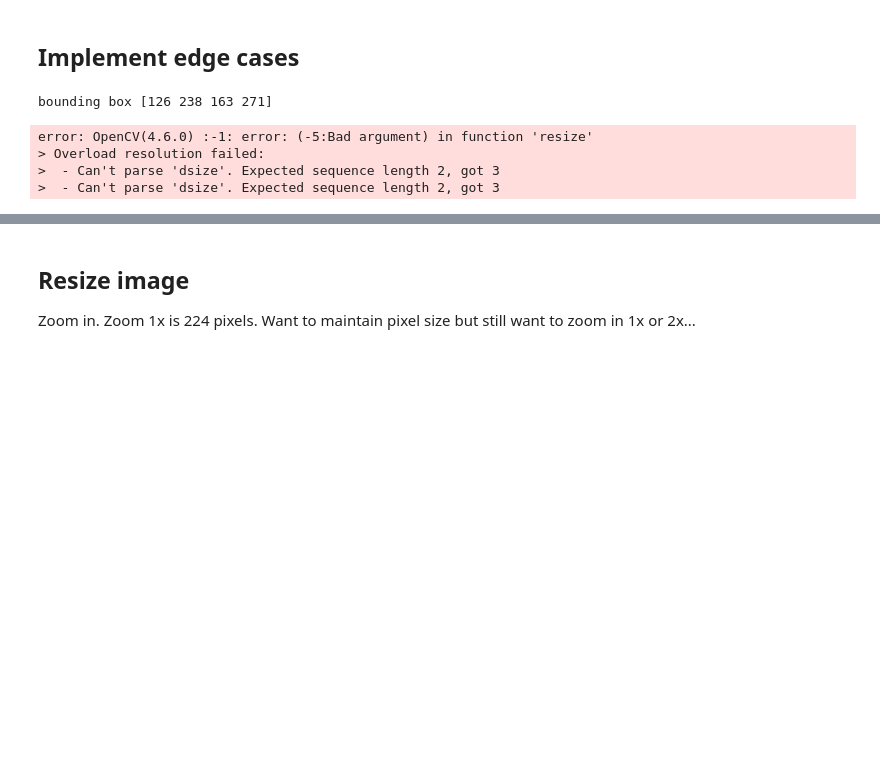
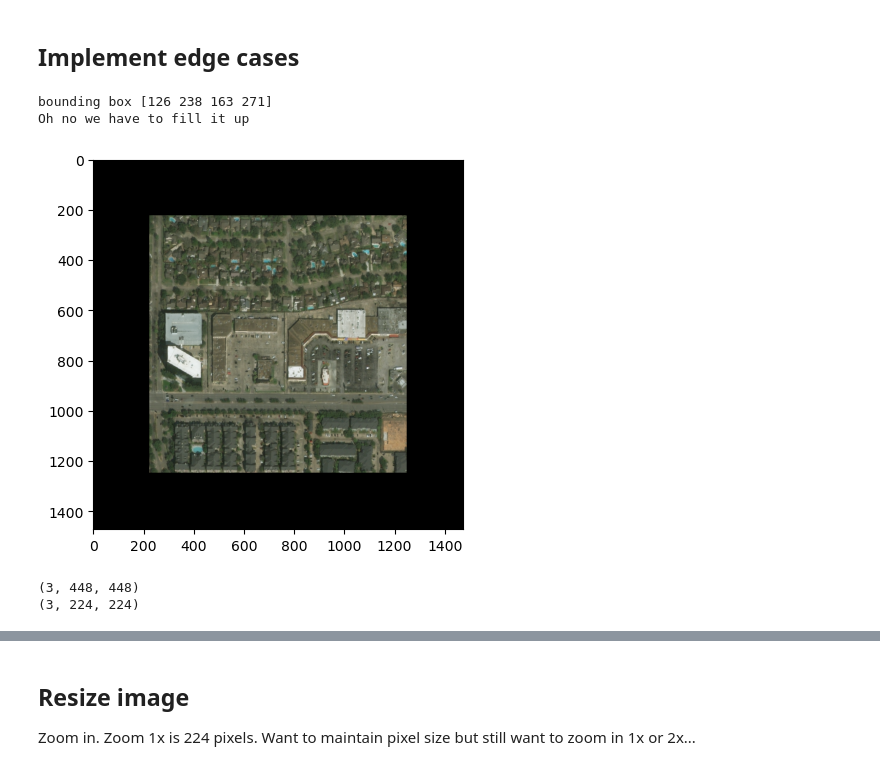
Before and after one commit to ai4er-cdt/hurricane-harm-herald, a Jupyter notebook: notebooks/crop_images.ipynb, the cells around one changed output, grey strips where cells are left out. Cells and saved outputs as stored; diff of their text form; code cells hidden in the pictures; blank space fills up the shorter version.

Commit message:
added image resize

```diff
--- a/notebooks/crop_images.ipynb
+++ b/notebooks/crop_images.ipynb
@@ -114,6 +72,19 @@ def polygon_mask(img, polygon, im_size):
     poly_coords = [extract_coords(polygon.exterior.coords)]
     image_mask = cv2.fillPoly(empty_mask, poly_coords, 1)
     return image_mask
+
+def extract_coords (row):
+    return np.array(row).astype(np.int32)
+
+
+def polygon_mask(img, polygon, im_size):
+    img = img.read()
+    image_size = (im_size, im_size)
+
+    empty_mask = np.zeros(image_size, np.uint8)
+    poly_coords = [extract_coords(polygon.exterior.coords)]
+    image_mask = cv2.fillPoly(empty_mask, poly_coords, 1)
+    return image_mask
 # %%
 def mask_to_bb(Y):
     nx, ny = np.nonzero(Y)
@@ -246,7 +183,7 @@ def image_resize(roi, crop_size, pixel_num):
 def crop_images(img, polygon_df, crop_size, pixel_num, im_size):
     polygon_grid = polygon_mask(img, polygon_df, im_size)
     bounding_box = mask_to_bb(polygon_grid)
-    x_size, y_size = crop_size, crop_size
+   # x_size, y_size = crop_size, crop_size
 
     # extract bounding box information
     x1 = int(bounding_box[1])
@@ -255,9 +192,9 @@ def crop_images(img, polygon_df, crop_size, pixel_num, im_size):
     y2 = int(bounding_box[2])
     print("bounding box",bounding_box)
     x_min = 0
-    x_max = img.width - x_size
+    x_max = img.width - crop_size
     y_min = 0
-    y_max = img.width - y_size
+    y_max = img.width - crop_size
 
     # find out if house is on the edge and potentially cut off
     # we will not be using incomplete houses
@@ -265,7 +202,7 @@ def crop_images(img, polygon_df, crop_size, pixel_num, im_size):
         print("House is cut off, so will not be included")
         return
 
-    if (y2-y1) > y_size or (x2-x1) > x_size:
+    if (y2-y1) > crop_size or (x2-x1) > crop_size:
         # give it an empty array
         print("House is larger than the box!")
         return
@@ -301,15 +238,24 @@ def crop_images(img, polygon_df, crop_size, pixel_num, im_size):
         image_array = img.read()
         roi = image_array[:, (y_offset-size_limit) : (y_offset+size_limit), (x_offset-size_limit):(x_offset+size_limit)]
 
-    resized_img = image_resize(roi, crop_size, pixel_num)
+
+    # We want all images to be a certain pixel size, so we need to downsample/upsample
+    # to get zoom levels with same pixel size
+    # use rasterio transform
+    #resized_img = image_resize(roi, crop_size, pixel_num)
+    scaling_factor = pixel_num/crop_size
+    print(roi.shape)
+    # order 1 = nearest interpolation, order 2= bilinear interpolation, order 3 = cubic
+    resized_img = scipy.ndimage.zoom(roi, (1, scaling_factor, scaling_factor), order=1)
+    print(resized_img.shape)
 
     # preserve image metadata
     img_bands = img.meta["count"]
     img_crs = img.meta["crs"]
     metadata_profile = img.profile
     metadata_profile.update({
-        "height": x_size,
-        "width": y_size,
+        "height": pixel_num,
+        "width": pixel_num,
         "count": img_bands,
         "crs": img_crs})
 
@@ -319,15 +265,15 @@ def crop_images(img, polygon_df, crop_size, pixel_num, im_size):
 # %%
 with rio.open(image_path) as img:
     image_size = 1024
-    crop_size = 112
+    crop_size = 448
     pixel_num = 224
     crop_images(img, first_column["geometry"], crop_size, pixel_num, image_size)
 # %% [output]
 bounding box [126 238 163 271]
+Oh no we have to fill it up
+[figure, added]
-error: OpenCV(4.6.0) :-1: error: (-5:Bad argument) in function 'resize'
-> Overload resolution failed:
->  - Can't parse 'dsize'. Expected sequence length 2, got 3
->  - Can't parse 'dsize'. Expected sequence length 2, got 3
+(3, 448, 448)
+(3, 224, 224)
 # %%
 with rio.open("output.tif") as img2:
    rio.plot.show(img2.read())
```
Also changed, not shown: parts of 26 cells of this notebook.
